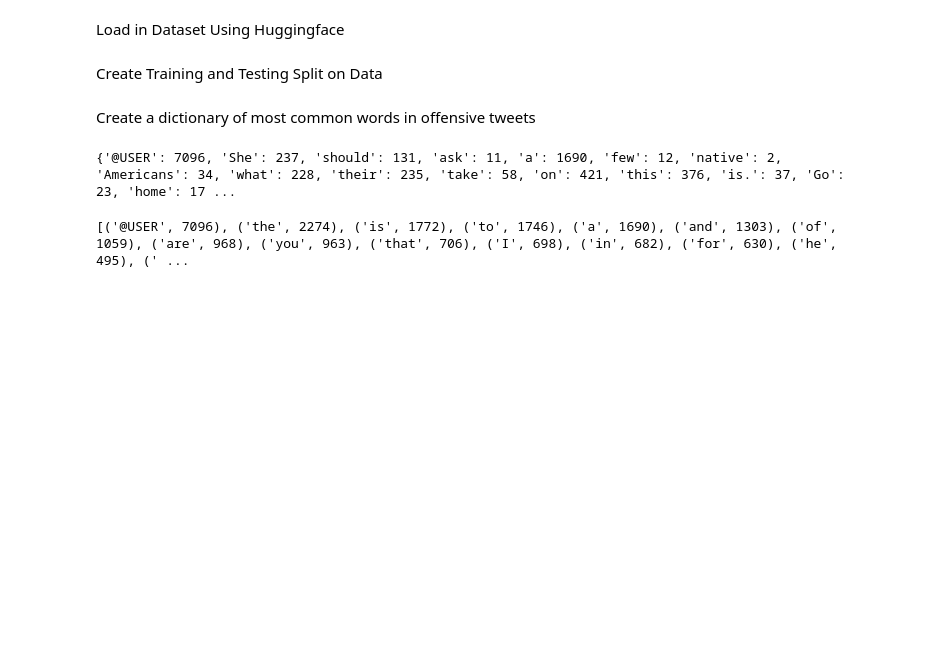
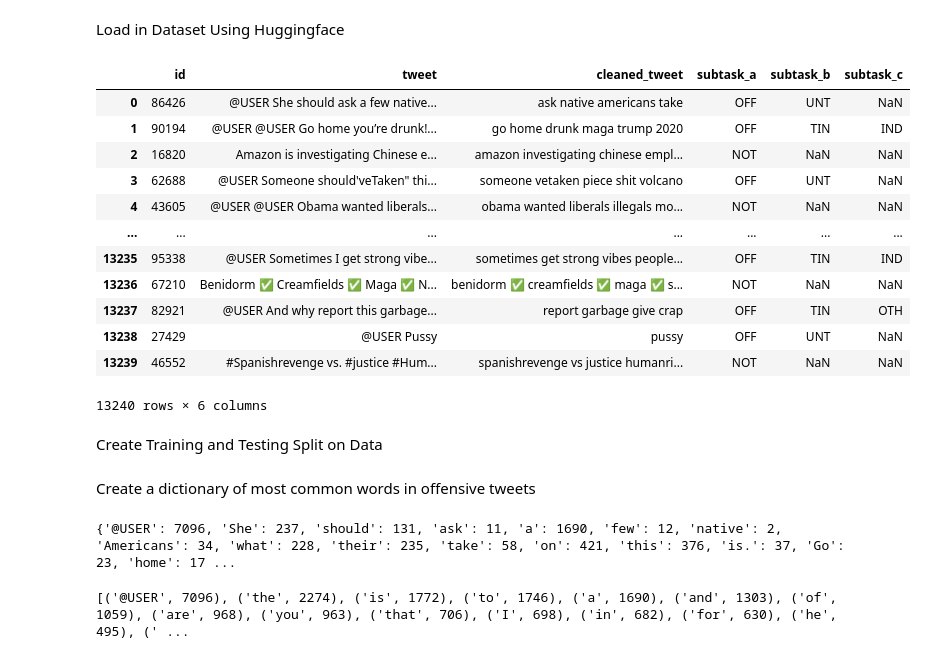
Before and after one commit to mthornber42/CSE404TeamProject, a Jupyter notebook: simple_model.ipynb, the cells around one changed output. Drawn from its saved outputs; the diff is of its cells as text; code cells hidden in the pictures; blank space fills up the shorter version.

```diff
--- a/simple_model.ipynb
+++ b/simple_model.ipynb
@@ -12,6 +12,21 @@ Load in Dataset Using Huggingface
 # %%
 splits = {'train': 'train.csv', 'test': 'test.csv'}
 df = pd.read_csv("hf://datasets/christophsonntag/OLID/" + splits["train"])
+df
+# %% [output]
+|  | id | tweet | cleaned_tweet | subtask_a | subtask_b | subtask_c |
+| 0 | 86426 | @USER She should ask a few native... | ask native americans take | OFF | UNT | NaN |
+| 1 | 90194 | @USER @USER Go home you’re drunk!... | go home drunk maga trump 2020 | OFF | TIN | IND |
+| 2 | 16820 | Amazon is investigating Chinese e... | amazon investigating chinese empl... | NOT | NaN | NaN |
+| 3 | 62688 | @USER Someone should'veTaken" thi... | someone vetaken piece shit volcano | OFF | UNT | NaN |
+| 4 | 43605 | @USER @USER Obama wanted liberals... | obama wanted liberals illegals mo... | NOT | NaN | NaN |
+| ... | ... | ... | ... | ... | ... | ... |
+| 13235 | 95338 | @USER Sometimes I get strong vibe... | sometimes get strong vibes people... | OFF | TIN | IND |
+| 13236 | 67210 | Benidorm ✅ Creamfields ✅ Maga ✅ N... | benidorm ✅ creamfields ✅ maga ✅ s... | NOT | NaN | NaN |
+| 13237 | 82921 | @USER And why report this garbage... | report garbage give crap | OFF | TIN | OTH |
+| 13238 | 27429 | @USER Pussy | pussy | OFF | UNT | NaN |
+| 13239 | 46552 | #Spanishrevenge vs. #justice #Hum... | spanishrevenge vs justice humanri... | NOT | NaN | NaN |
+13240 rows × 6 columns
 # %% [markdown]
 Create Training and Testing Split on Data
 # %%
```
Also changed, not shown: parts of 25 cells of this notebook.
